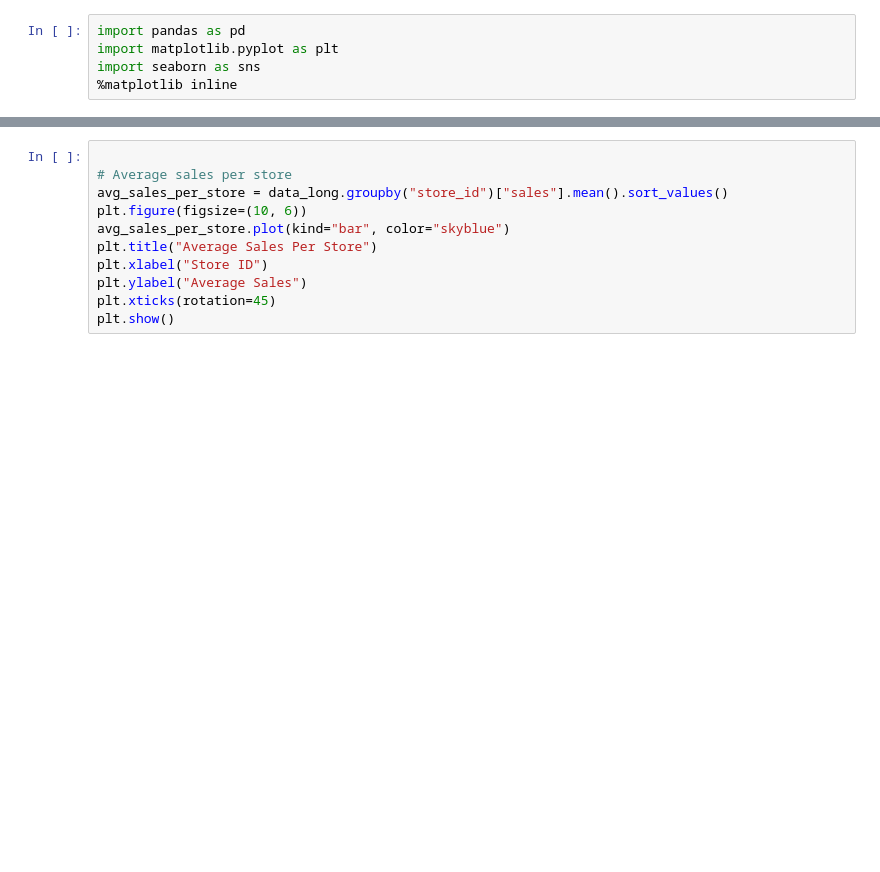
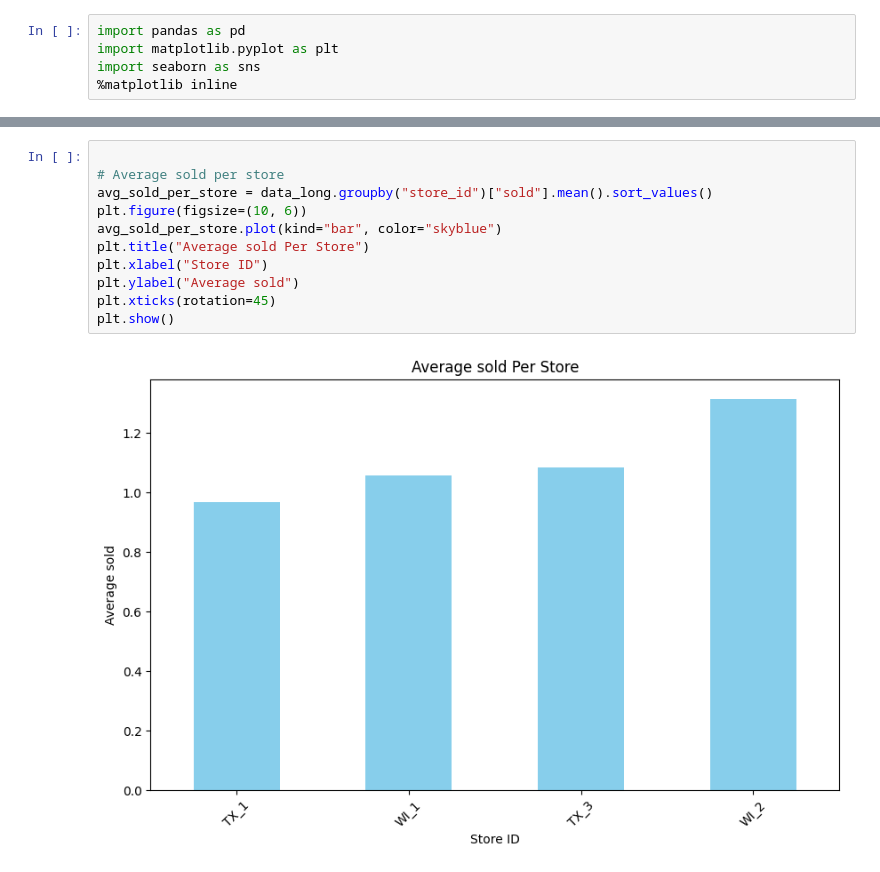
Before and after one commit to rawansr7/supply_chain, a Jupyter notebook: analysis/explore_data.ipynb, the cells around one changed output, grey strips where cells are left out. Cells and saved outputs as stored; diff of their text form; blank space fills up the shorter version.

```diff
--- a/analysis/explore_data.ipynb
+++ b/analysis/explore_data.ipynb
@@ -34,12 +47,14 @@ plt.show()
 # %%
 
-# Average sales per store
-avg_sales_per_store = data_long.groupby("store_id")["sales"].mean().sort_values()
+# Average sold per store
+avg_sold_per_store = data_long.groupby("store_id")["sold"].mean().sort_values()
 plt.figure(figsize=(10, 6))
-avg_sales_per_store.plot(kind="bar", color="skyblue")
-plt.title("Average Sales Per Store")
+avg_sold_per_store.plot(kind="bar", color="skyblue")
+plt.title("Average sold Per Store")
 plt.xlabel("Store ID")
-plt.ylabel("Average Sales")
+plt.ylabel("Average sold")
 plt.xticks(rotation=45)
 plt.show()
+# %% [output]
+[figure, added]
 # %%
```
Also changed, not shown: parts of 12 cells of this notebook, 21 other files.
